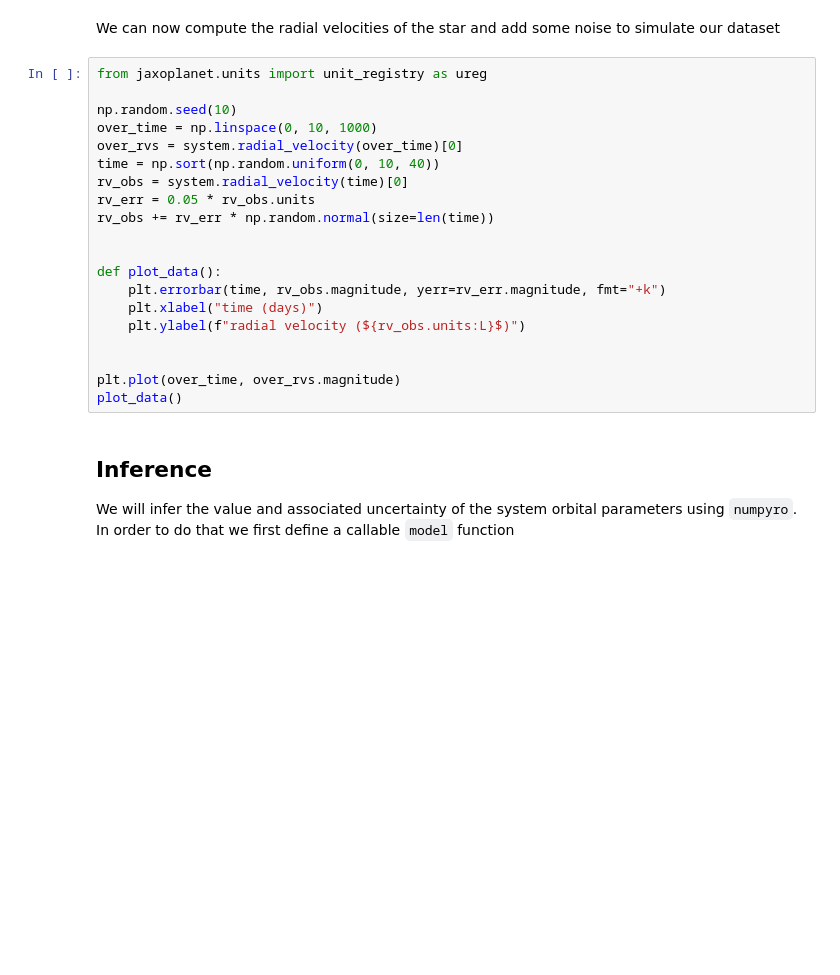
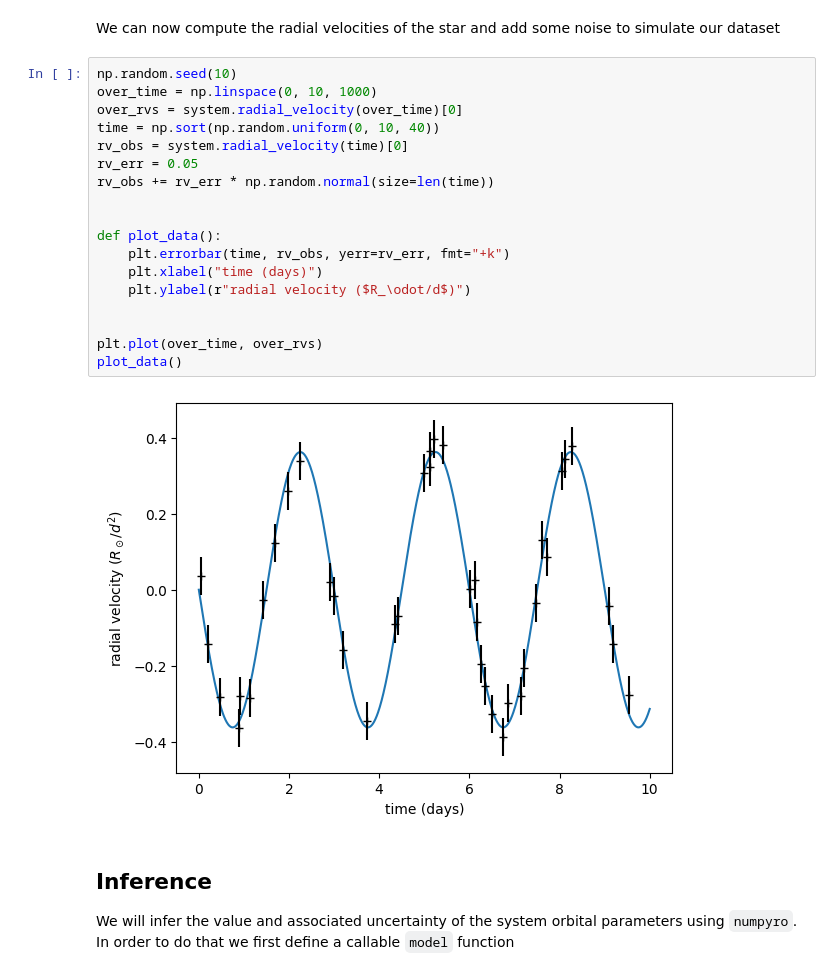
Before and after one commit to exoplanet-dev/jaxoplanet, a Jupyter notebook: docs/tutorials/rv.ipynb, the cells around one changed output. Drawn from its saved outputs; the diff is of its cells as text; blank space fills up the shorter version.

```diff
--- a/docs/tutorials/rv.ipynb
+++ b/docs/tutorials/rv.ipynb
@@ -38,25 +43,25 @@ system
 # %% [markdown]
 We can now compute the radial velocities of the star and add some noise to simulate our dataset
 # %%
-from jaxoplanet.units import unit_registry as ureg
-
 np.random.seed(10)
 over_time = np.linspace(0, 10, 1000)
 over_rvs = system.radial_velocity(over_time)[0]
 time = np.sort(np.random.uniform(0, 10, 40))
 rv_obs = system.radial_velocity(time)[0]
-rv_err = 0.05 * rv_obs.units
+rv_err = 0.05
 rv_obs += rv_err * np.random.normal(size=len(time))
 
 
 def plot_data():
-    plt.errorbar(time, rv_obs.magnitude, yerr=rv_err.magnitude, fmt="+k")
+    plt.errorbar(time, rv_obs, yerr=rv_err, fmt="+k")
     plt.xlabel("time (days)")
-    plt.ylabel(f"radial velocity (${rv_obs.units:L}$)")
+    plt.ylabel(r"radial velocity ($R_\odot/d$)")
 
 
-plt.plot(over_time, over_rvs.magnitude)
+plt.plot(over_time, over_rvs)
 plot_data()
+# %% [output]
+[figure, added]
 # %% [markdown]
 ## Inference
 
```
Also changed, not shown: parts of 3 cells of this notebook, 10 other files.
